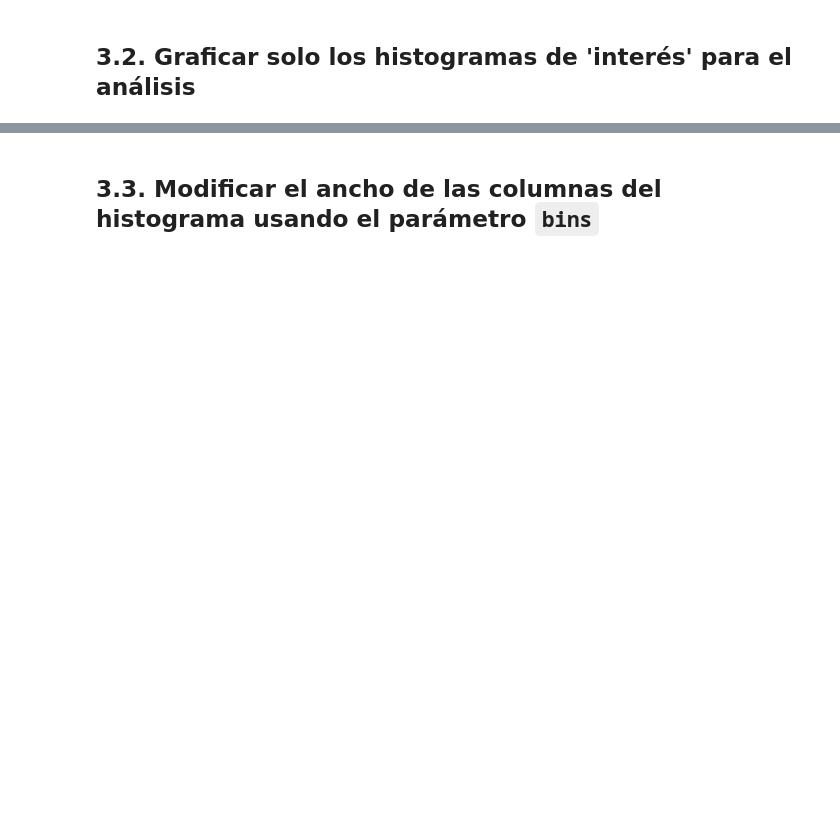
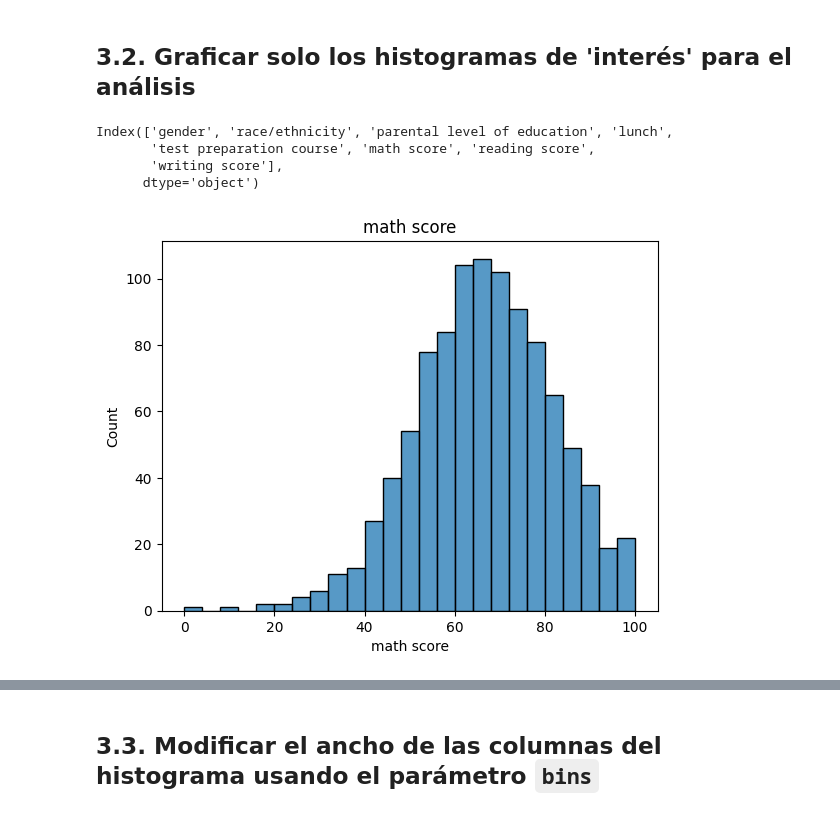
Before and after one commit to estebangonzalezITM/DataScience, a Jupyter notebook: MaterialdeEstudio/Semana6/Clase_5_MedidasEstadisticas_students.ipynb, the cells around one changed output, grey strips where cells are left out. Drawn from its saved outputs; the diff is of its cells as text; code cells hidden in the pictures; blank space fills up the shorter version.

```diff
--- a/MaterialdeEstudio/Semana6/Clase_5_MedidasEstadisticas_students.ipynb
+++ b/MaterialdeEstudio/Semana6/Clase_5_MedidasEstadisticas_students.ipynb
@@ -69,9 +149,18 @@ for columna in columnas:
 # %% [markdown]
 ## **3.2. Graficar solo los histogramas de 'interés' para el análisis**
+# %%
+datos.columns
+# %% [output]
+Index(['gender', 'race/ethnicity', 'parental level of education', 'lunch',
+       'test preparation course', 'math score', 'reading score',
+       'writing score'],
+      dtype='object')
 # %%
 # Histograma de los resultados del test de matemáticas
-sns.histplot(df['math score'].dropna(), kde=True)
+sns.histplot(datos['math score'].dropna(), kde=False)
 plt.title('math score')
 plt.show()
+# %% [output]
+[figure, added]
 # %%
 # Histograma de los resultados del test de lectura
```
Also changed, not shown: parts of 30 cells of this notebook.
